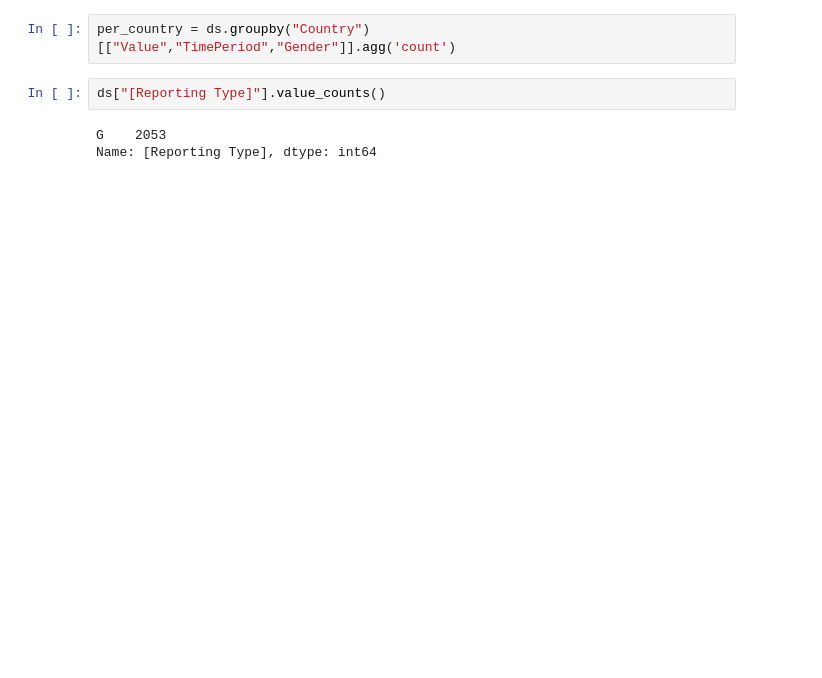
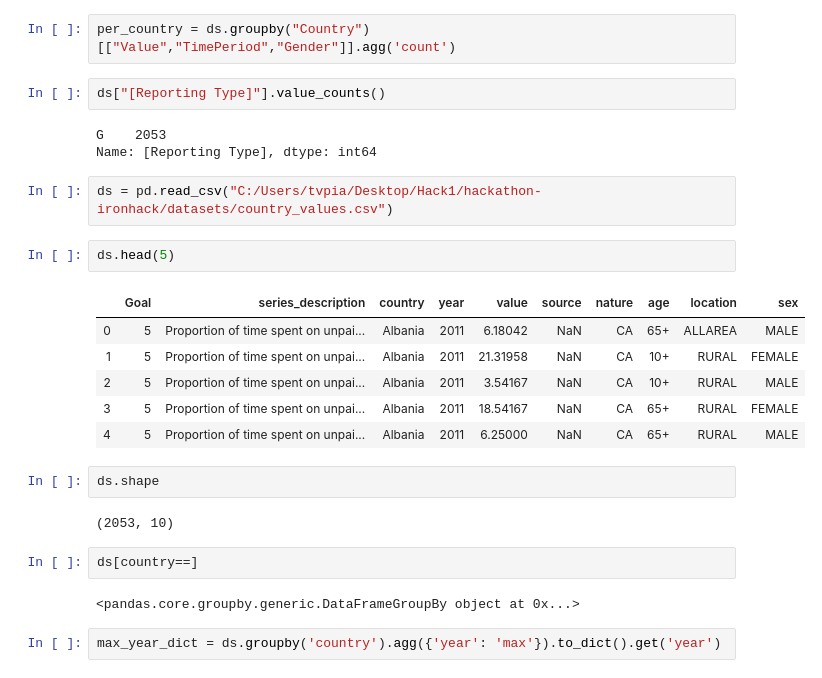
Before and after one commit to aariops/hackathon-ironhack, a Jupyter notebook: notebooks/Tri.ipynb, the cells around one changed output. Drawn from its saved outputs; the diff is of its cells as text; blank space fills up the shorter version.

```diff
--- a/notebooks/Tri.ipynb
+++ b/notebooks/Tri.ipynb
@@ -95,3 +95,24 @@ ds["[Reporting Type]"].value_counts()
 # %% [output]
 G    2053
 Name: [Reporting Type], dtype: int64
+# %%
+ds = pd.read_csv("C:/Users/tvpia/Desktop/Hack1/hackathon-ironhack/datasets/country_values.csv")
+# %%
+ds.head(5)
+# %% [output]
+|  | Goal | series_description | country | year | value | source | nature | age | location | sex |
+| 0 | 5 | Proportion of time spent on unpai... | Albania | 2011 | 6.18042 | NaN | CA | 65+ | ALLAREA | MALE |
+| 1 | 5 | Proportion of time spent on unpai... | Albania | 2011 | 21.31958 | NaN | CA | 10+ | RURAL | FEMALE |
+| 2 | 5 | Proportion of time spent on unpai... | Albania | 2011 | 3.54167 | NaN | CA | 10+ | RURAL | MALE |
+| 3 | 5 | Proportion of time spent on unpai... | Albania | 2011 | 18.54167 | NaN | CA | 65+ | RURAL | FEMALE |
+| 4 | 5 | Proportion of time spent on unpai... | Albania | 2011 | 6.25000 | NaN | CA | 65+ | RURAL | MALE |
+# %%
+ds.shape
+# %% [output]
+(2053, 10)
+# %%
+ds[country==]
+# %% [output]
+<pandas.core.groupby.generic.DataFrameGroupBy object at 0x...>
+# %%
+max_year_dict = ds.groupby('country').agg({'year': 'max'}).to_dict().get('year')
```
Also changed, not shown: parts of 20 cells of this notebook, 1 other file.
